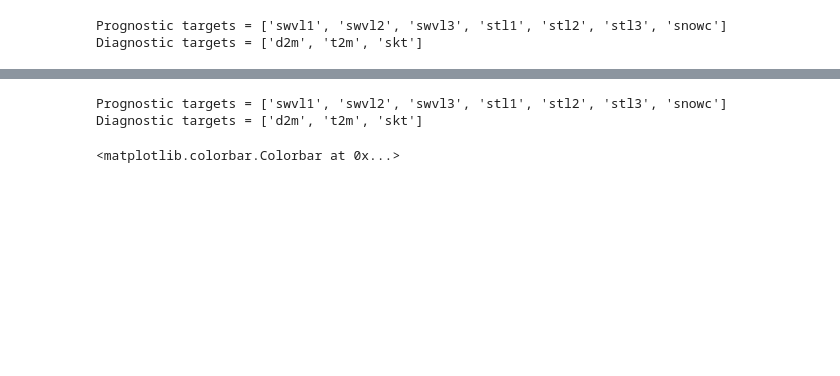
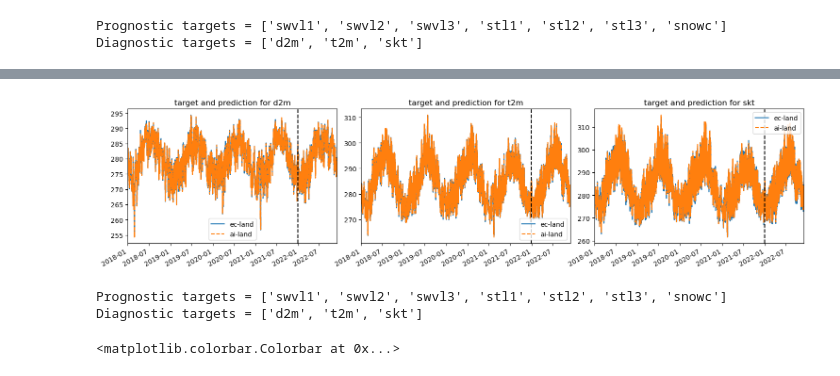
Before and after one commit to da-ewanp/ai-land, a Jupyter notebook: ai_land/notebooks/run_model.ipynb, the cells around one changed output, grey strips where cells are left out. Cells and saved outputs as stored; diff of their text form; code cells hidden in the pictures; blank space fills up the shorter version.

```diff
--- a/ai_land/notebooks/run_model.ipynb
+++ b/ai_land/notebooks/run_model.ipynb
@@ -101,3 +101,14 @@ fig.autofmt_xdate()
+# %%
+fig, ax = plt.subplots(nrows=1, ncols=3, figsize=(15,4))
+
+for i, var in enumerate(dataset.targ_diag_lst):
+    axes = ax.flatten()[i]
+    plot_timeseries(dataset.times, state_diag, preds_diag, 0, i, var, axes)
+
+fig.tight_layout()
+fig.autofmt_xdate()
+# %% [output]
+[figure, added]
 # %%
 dataset = dm.EcDataset(
         start_yr=2022,
```
Also changed, not shown: parts of 15 cells of this notebook, 4 other files.
